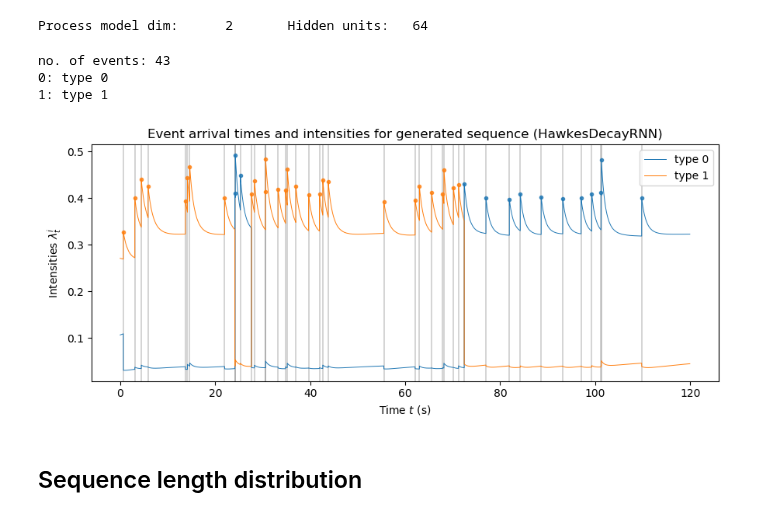
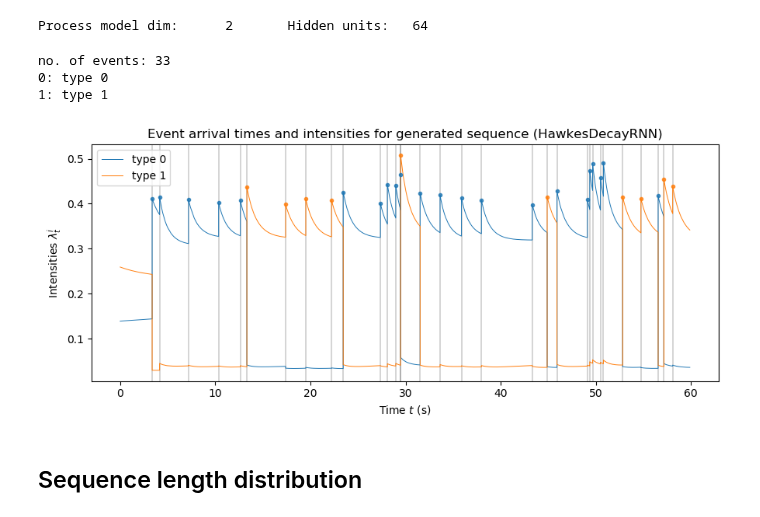
Before and after one commit to Deeptradingfx/point-process-nets, a Jupyter notebook: notebooks/decayrnn.ipynb, the cells around one changed output. Saved outputs shown, nothing was run; the diff lists cells and outputs as text; code cells hidden in the pictures.

```diff
--- a/notebooks/decayrnn.ipynb
+++ b/notebooks/decayrnn.ipynb
@@ -278,14 +278,14 @@ generator = HawkesRNNGen(model, record_intensity=False)
 # %% [output]
 Process model dim:      2       Hidden units:   64
 # %%
-tmax_simu = 120
+tmax_simu = 60
 generator.generate_sequence(tmax_simu, record_intensity=True)
 fig_intensity_stream = generator.plot_events_and_intensity()
 # %% [output]
-no. of events: 43
+no. of events: 33
 0: type 0
 1: type 1
-[figure, old version]
+[figure, new version]
 # %%
 fig_intensity_stream.savefig("../results/intensity_{}_{}d_hidden{}_{}.pdf".format(
     MODEL_NAME, process_dim, hidden_size, load_file_timestamp))
```
Also changed, not shown: parts of 4 cells of this notebook, 4 other files.
